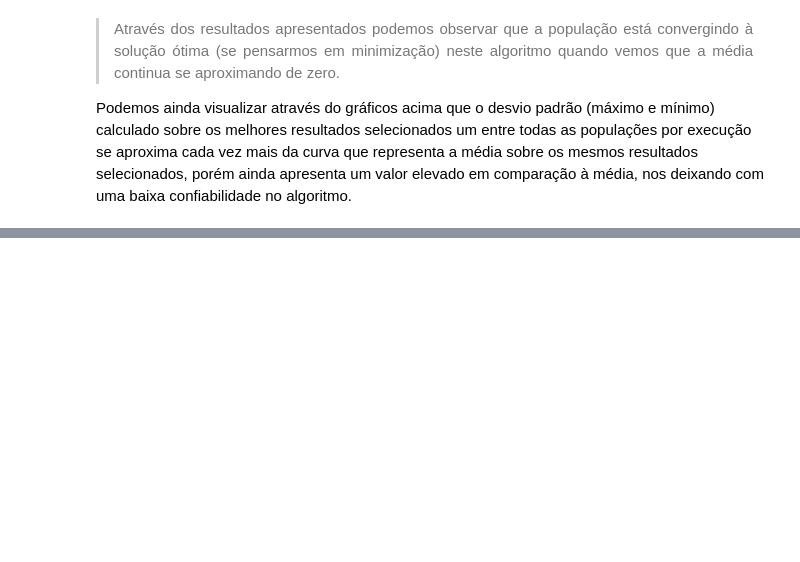
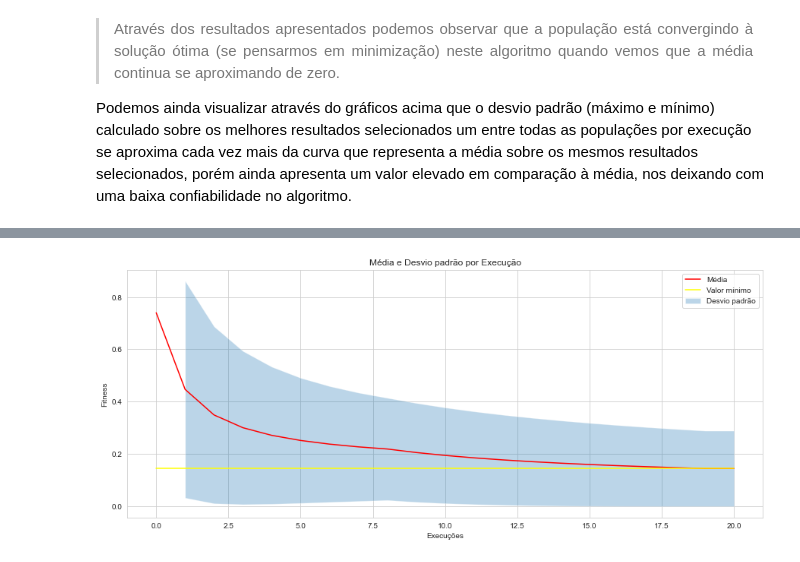
Before and after one commit to abner-lucas/PSO-Random-Walk-Implementation, a Jupyter notebook: atividade_random_walk_funcao.ipynb, the cells around one changed output, grey strips where cells are left out. Drawn from its saved outputs; the diff is of its cells as text; code cells hidden in the pictures; blank space fills up the shorter version.

```diff
--- a/atividade_random_walk_funcao.ipynb
+++ b/atividade_random_walk_funcao.ipynb
@@ -251,0 +243,17 @@ Podemos ainda visualizar através do gráficos acima que o desvio padrão (máxi
+# %%
+#Parâmetros de inicialização
+
+w_min = .4            #peso de inércia mínimo
+w_max = .9            #peso de inércia máximo
+c1 = 2                #fator de aceleração - cognitivo
+c2 = 2                #fator de aceleração - social
+lb = [0, 0, 0]        #limites inferiores das variáveis de cada partícula
+ub = [10, 10, 10]     #limites superiores das variáveis de cada partícula
+
+df_swarm = pd.DataFrame(columns=['x1', 'x2', 'x3', 'y'])
+df_gBest = pd.DataFrame(columns=['x1', 'x2', 'x3', 'y'])
+df_xBest = pd.DataFrame(columns=['x1', 'x2', 'x3', 'y'])
+df_melhores = pd.DataFrame(columns=['x1', 'x2', 'x3', 'y'])
+
+df_solucoes2 = pd.DataFrame(None, columns=["x1", "x2", "x3", "y"]) #melhores resultados por execução do algoritmo
+df_dispersao2 =  pd.DataFrame(None, columns=["mean", "std"]) #valores por  execução do algoritmo
@@ -251,0 +436,13 @@ Podemos ainda visualizar através do gráficos acima que o desvio padrão (máxi
+# %%
+sbn.set_style("whitegrid")
+plt.figure(figsize=(15,6))
+plt.plot(df_dispersao2.index, df_dispersao2["mean"], label='Média', color="red")
+plt.fill_between(range(len(df_dispersao2)), df_dispersao2["mean"]-df_dispersao2["std"], df_dispersao2["mean"]+df_dispersao2["std"], alpha=0.3, label='Desvio padrão')
+plt.plot(df_dispersao2.index, [min(df_dispersao2["mean"]) for i in range(len(df_dispersao2.index))], label="Valor mínimo", color="yellow")
+plt.xlabel('Execuções')
+plt.ylabel('Fitness')
+plt.title("Média e Desvio padrão por Execução")
+plt.legend()
+plt.show()
+# %% [output]
+[figure, added]
```
Also changed, not shown: parts of 30 cells of this notebook, 1 other file.
